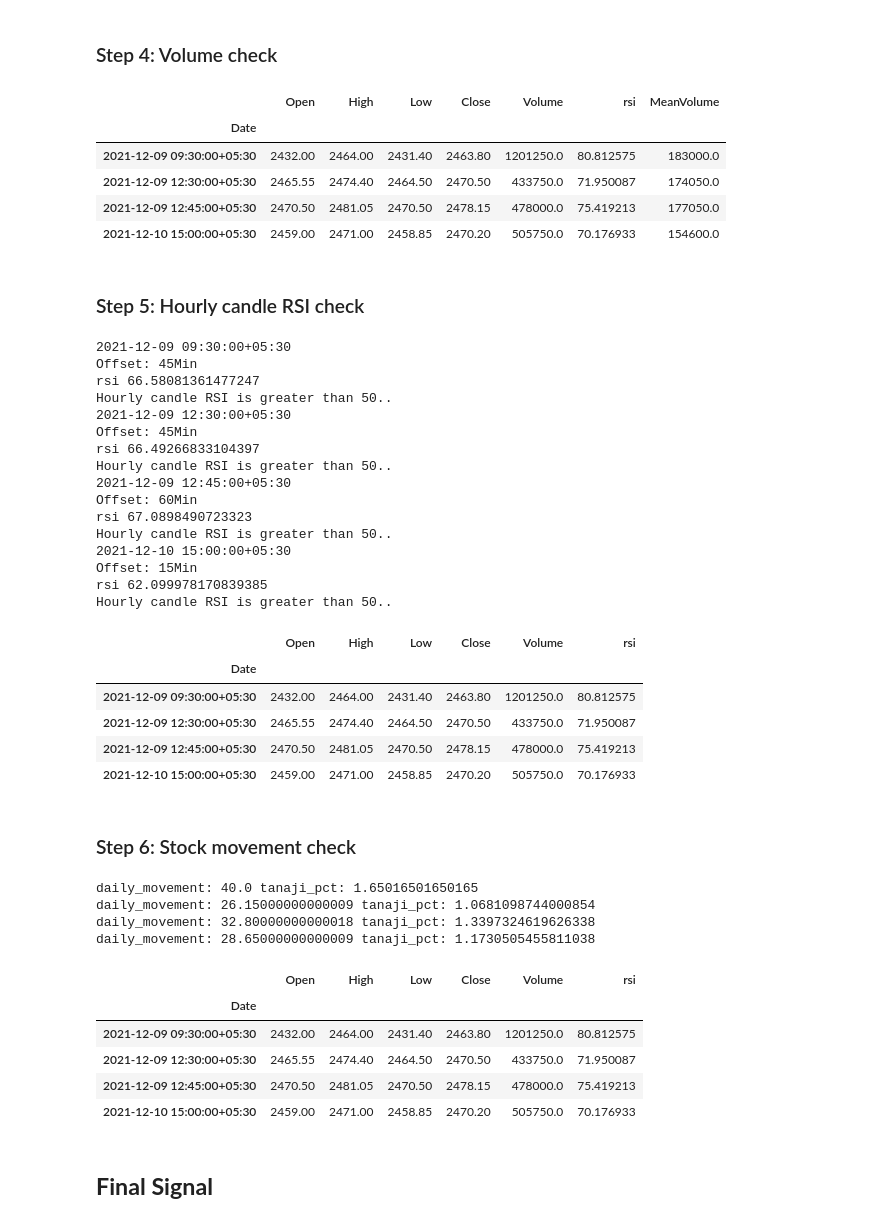
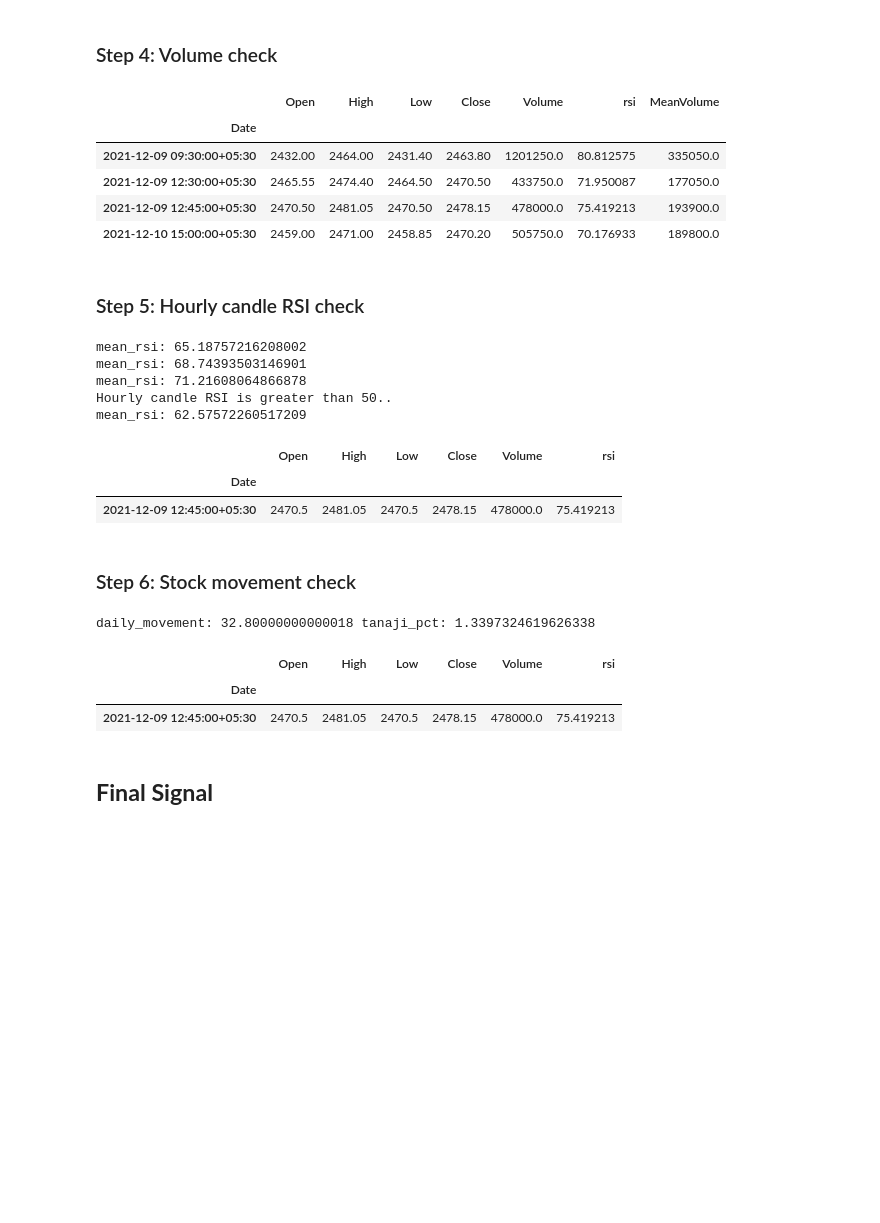
Before and after one commit to hbbtekademy/algo-trading, a Jupyter notebook: python/notebooks/strategies/rsi_strategy/RSIStrategy.ipynb, the cells around one changed output. Saved outputs shown, nothing was run; the diff lists cells and outputs as text; code cells hidden in the pictures; blank space fills up the shorter version.

Commit message:
updated hourly RSI logic and signal plots

```diff
--- a/python/notebooks/strategies/rsi_strategy/RSIStrategy.ipynb
+++ b/python/notebooks/strategies/rsi_strategy/RSIStrategy.ipynb
@@ -108,7 +126,7 @@ df_15min.tail()
 window_start = '2021-12-01 00:00:00'
 window_end = '2021-12-18 00:00:00'
 rsi_15min = 70
-rsi_60min = 50
+rsi_60min = 70
 stop_loss = 6000
 back_candles = 5
 volume_multiple = 2 # 2 or 3 times
@@ -145,7 +163,7 @@ temp_df.index.name = 'Date'
 back_candles_df = pd.DataFrame()
 for index, row in df.iterrows():
   # Get mean volume of previous candles
-  back_candles_df = helpers.get_previous_candles(curr_window_df, index, back_candles)
+  back_candles_df = get_previous_candles(curr_window_df, index, back_candles)
   # print('Current candle:', index)
   # print('Back candles:', back_candles_df)
   mean_volume = back_candles_df['Volume'].mean()
@@ -161,77 +179,37 @@ temp_df
 # %% [output]
 |  | Open | High | Low | Close | Volume | rsi | MeanVolume |
 | Date |  |  |  |  |  |  |  |
-| 2021-12-09 09:30:00+05:30 | 2432.00 | 2464.00 | 2431.40 | 2463.80 | 1201250.0 | 80.812575 | 183000.0 |
-| 2021-12-09 12:30:00+05:30 | 2465.55 | 2474.40 | 2464.50 | 2470.50 | 433750.0 | 71.950087 | 174050.0 |
-| 2021-12-09 12:45:00+05:30 | 2470.50 | 2481.05 | 2470.50 | 2478.15 | 478000.0 | 75.419213 | 177050.0 |
-| 2021-12-10 15:00:00+05:30 | 2459.00 | 2471.00 | 2458.85 | 2470.20 | 505750.0 | 70.176933 | 154600.0 |
+| 2021-12-09 09:30:00+05:30 | 2432.00 | 2464.00 | 2431.40 | 2463.80 | 1201250.0 | 80.812575 | 335050.0 |
+| 2021-12-09 12:30:00+05:30 | 2465.55 | 2474.40 | 2464.50 | 2470.50 | 433750.0 | 71.950087 | 177050.0 |
+| 2021-12-09 12:45:00+05:30 | 2470.50 | 2481.05 | 2470.50 | 2478.15 | 478000.0 | 75.419213 | 193900.0 |
+| 2021-12-10 15:00:00+05:30 | 2459.00 | 2471.00 | 2458.85 | 2470.20 | 505750.0 | 70.176933 | 189800.0 |
 # %% [markdown]
 ### Step 5: Hourly candle RSI check
 # %%
-ohlc_dict = {
-    'Open': 'first',
-    'High': 'max',
-    'Low': 'min',
-    'Close': 'last',
-    'Volume': 'sum',
-}
-
 temp_df = pd.DataFrame(columns=df.columns)
 hourly_df = pd.DataFrame(columns=df.columns)
 temp_df.index.name = 'Date'
 hourly_df.index.name = 'Date'
 for index, row in df.iterrows():
-  print(index)
-  #prev_candles = get_previous_candles(df_15min, index, 3)
-  #print(prev_candles)
-
-  # Resample offset = Get minutes from index and add 15 mins
-  offset = str(index.minute+15)+'Min'
-  print('Offset:',offset)
-  df_60min = df_15min.resample('60Min', offset=offset).apply(ohlc_dict)
-  df_60min.dropna(inplace=True)
-
-  rsi = RSIIndicator(df_60min['Close']).rsi()
-  df_60min = df_60min.assign(rsi=rsi.values)
-
-  # Hourly candle index logic:
-  #  new_index = index + 15 mins
-  #  Get all rows where index > new_index - 24hrs and index < index + 15 mins
-  #  Get the last row
-  filter = (df_60min.index < index)
-  rsi = df_60min[filter].iloc[-1]['rsi']
-  print('rsi',rsi)
-
-  if(rsi > rsi_60min):
+  prev_candles = get_previous_candles(df_15min, index, 3, True)
+  mean_rsi = prev_candles['rsi'].mean()
+  print('mean_rsi:', mean_rsi)
+  if(mean_rsi > rsi_60min):
     # This 15min candle is eligible for signal
     print('Hourly candle RSI is greater than 50..')
     temp_df.loc[index] = row
 
 df = temp_df
 df
 # %% [output]
-2021-12-09 09:30:00+05:30
-Offset: 45Min
-rsi 66.58081361477247
+mean_rsi: 65.18757216208002
+mean_rsi: 68.74393503146901
+mean_rsi: 71.21608064866878
 Hourly candle RSI is greater than 50..
-2021-12-09 12:30:00+05:30
-Offset: 45Min
-rsi 66.49266833104397
-Hourly candle RSI is greater than 50..
-2021-12-09 12:45:00+05:30
-Offset: 60Min
-rsi 67.0898490723323
-Hourly candle RSI is greater than 50..
-2021-12-10 15:00:00+05:30
-Offset: 15Min
-rsi 62.099978170839385
-Hourly candle RSI is greater than 50..
+mean_rsi: 62.57572260517209
 |  | Open | High | Low | Close | Volume | rsi |
 | Date |  |  |  |  |  |  |
-| 2021-12-09 09:30:00+05:30 | 2432.00 | 2464.00 | 2431.40 | 2463.80 | 1201250.0 | 80.812575 |
-| 2021-12-09 12:30:00+05:30 | 2465.55 | 2474.40 | 2464.50 | 2470.50 | 433750.0 | 71.950087 |
-| 2021-12-09 12:45:00+05:30 | 2470.50 | 2481.05 | 2470.50 | 2478.15 | 478000.0 | 75.419213 |
-| 2021-12-10 15:00:00+05:30 | 2459.00 | 2471.00 | 2458.85 | 2470.20 | 505750.0 | 70.176933 |
+| 2021-12-09 12:45:00+05:30 | 2470.5 | 2481.05 | 2470.5 | 2478.15 | 478000.0 | 75.419213 |
 # %% [markdown]
 ### Step 6: Stock movement check
 # %%
@@ -247,18 +225,13 @@ for index, row in df.iterrows():
   if(tanaji_pct < daily_movement_pct):
     temp_df.loc[index] = row
 
+df = temp_df
 temp_df
 # %% [output]
-daily_movement: 40.0 tanaji_pct: 1.65016501650165
-daily_movement: 26.15000000000009 tanaji_pct: 1.0681098744000854
 daily_movement: 32.80000000000018 tanaji_pct: 1.3397324619626338
-daily_movement: 28.65000000000009 tanaji_pct: 1.1730505455811038
 |  | Open | High | Low | Close | Volume | rsi |
 | Date |  |  |  |  |  |  |
-| 2021-12-09 09:30:00+05:30 | 2432.00 | 2464.00 | 2431.40 | 2463.80 | 1201250.0 | 80.812575 |
-| 2021-12-09 12:30:00+05:30 | 2465.55 | 2474.40 | 2464.50 | 2470.50 | 433750.0 | 71.950087 |
-| 2021-12-09 12:45:00+05:30 | 2470.50 | 2481.05 | 2470.50 | 2478.15 | 478000.0 | 75.419213 |
-| 2021-12-10 15:00:00+05:30 | 2459.00 | 2471.00 | 2458.85 | 2470.20 | 505750.0 | 70.176933 |
+| 2021-12-09 12:45:00+05:30 | 2470.5 | 2481.05 | 2470.5 | 2478.15 | 478000.0 | 75.419213 |
 # %% [markdown]
 ## **Final Signal**
 # %%
```
Also changed, not shown: parts of 3 cells of this notebook.
